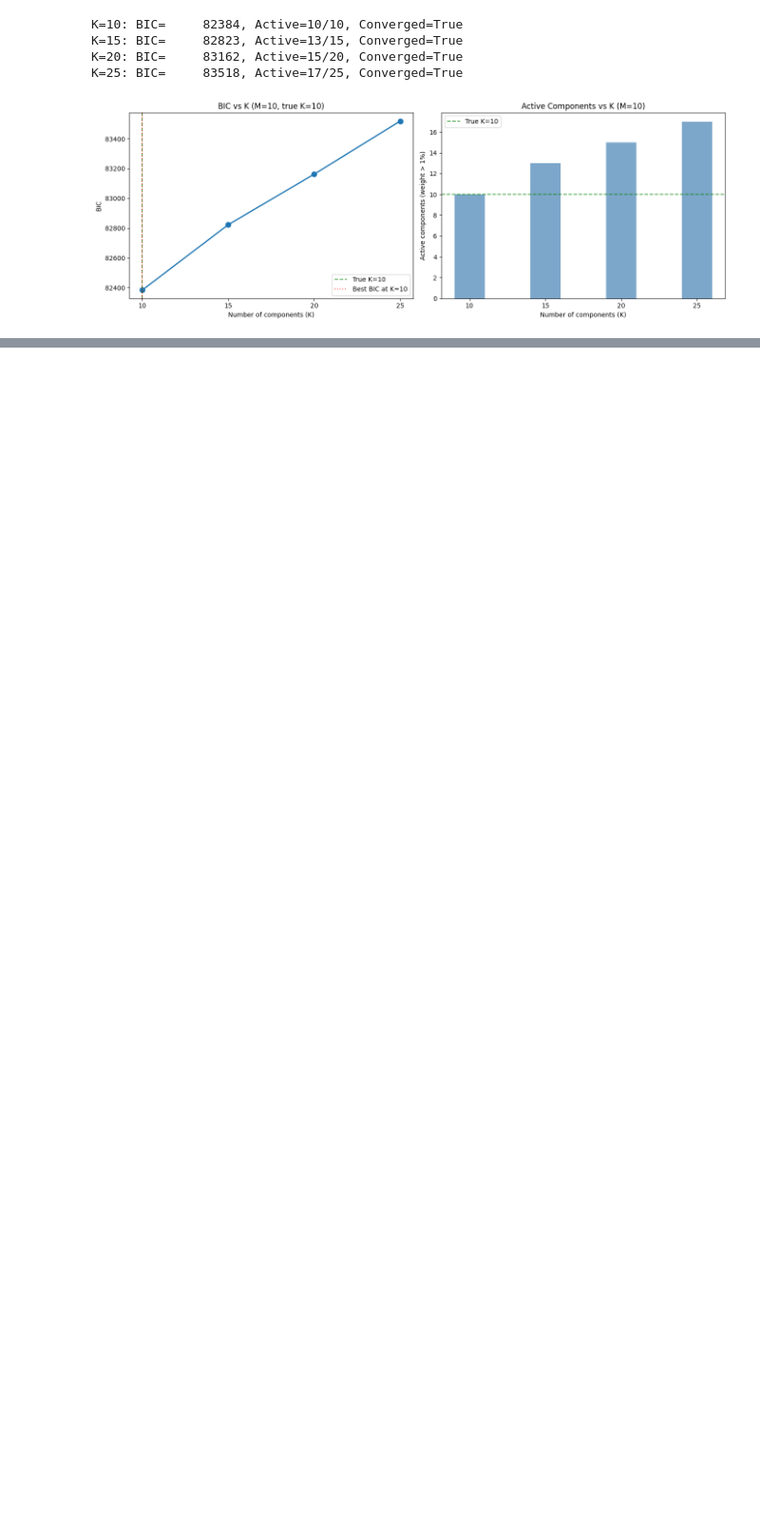
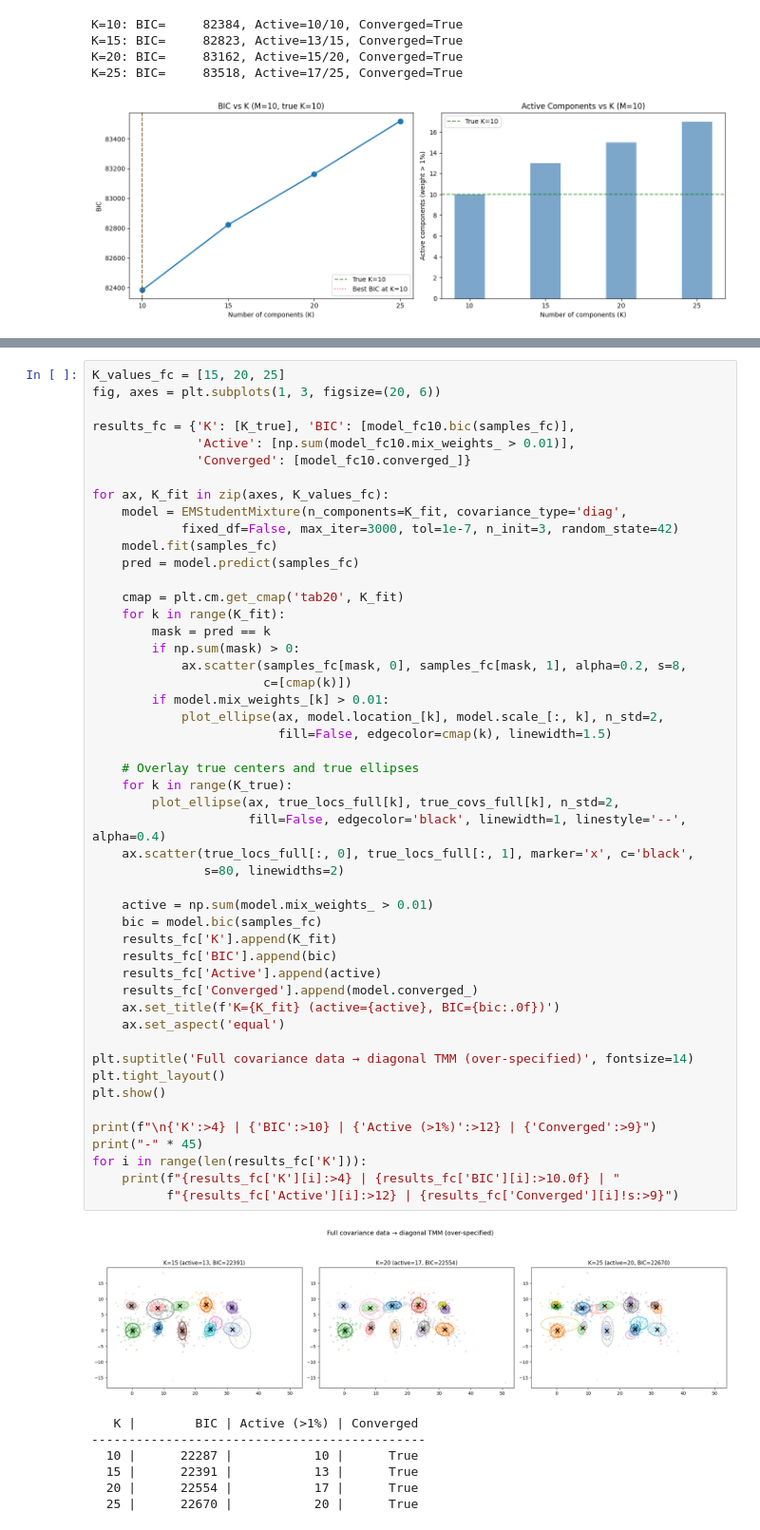
Before and after one commit to pollytur/mix_T, a Jupyter notebook: notebooks/diagonal_covariance_demo.ipynb, the cells around one changed output, grey strips where cells are left out. Shown at 95% size. Drawn from its saved outputs; the diff is of its cells as text; blank space fills up the shorter version.

```diff
--- a/notebooks/diagonal_covariance_demo.ipynb
+++ b/notebooks/diagonal_covariance_demo.ipynb
@@ -536,0 +621,57 @@ K=25: BIC=     83518, Active=17/25, Converged=True
+# %%
+K_values_fc = [15, 20, 25]
+fig, axes = plt.subplots(1, 3, figsize=(20, 6))
+
+results_fc = {'K': [K_true], 'BIC': [model_fc10.bic(samples_fc)],
+              'Active': [np.sum(model_fc10.mix_weights_ > 0.01)],
+              'Converged': [model_fc10.converged_]}
+
+for ax, K_fit in zip(axes, K_values_fc):
+    model = EMStudentMixture(n_components=K_fit, covariance_type='diag',
+            fixed_df=False, max_iter=3000, tol=1e-7, n_init=3, random_state=42)
+    model.fit(samples_fc)
+    pred = model.predict(samples_fc)
+
+    cmap = plt.cm.get_cmap('tab20', K_fit)
+    for k in range(K_fit):
+        mask = pred == k
+        if np.sum(mask) > 0:
+            ax.scatter(samples_fc[mask, 0], samples_fc[mask, 1], alpha=0.2, s=8,
+                       c=[cmap(k)])
+        if model.mix_weights_[k] > 0.01:
+            plot_ellipse(ax, model.location_[k], model.scale_[:, k], n_std=2,
+                         fill=False, edgecolor=cmap(k), linewidth=1.5)
+
+    # Overlay true centers and true ellipses
+    for k in range(K_true):
+        plot_ellipse(ax, true_locs_full[k], true_covs_full[k], n_std=2,
+                     fill=False, edgecolor='black', linewidth=1, linestyle='--', alpha=0.4)
+    ax.scatter(true_locs_full[:, 0], true_locs_full[:, 1], marker='x', c='black',
+               s=80, linewidths=2)
+
+    active = np.sum(model.mix_weights_ > 0.01)
+    bic = model.bic(samples_fc)
+    results_fc['K'].append(K_fit)
+    results_fc['BIC'].append(bic)
+    results_fc['Active'].append(active)
+    results_fc['Converged'].append(model.converged_)
+    ax.set_title(f'K={K_fit} (active={active}, BIC={bic:.0f})')
+    ax.set_aspect('equal')
+
+plt.suptitle('Full covariance data → diagonal TMM (over-specified)', fontsize=14)
+plt.tight_layout()
+plt.show()
+
+print(f"\n{'K':>4} | {'BIC':>10} | {'Active (>1%)':>12} | {'Converged':>9}")
+print("-" * 45)
+for i in range(len(results_fc['K'])):
+    print(f"{results_fc['K'][i]:>4} | {results_fc['BIC'][i]:>10.0f} | "
+          f"{results_fc['Active'][i]:>12} | {results_fc['Converged'][i]!s:>9}")
+# %% [output]
+[figure, added]
+   K |        BIC | Active (>1%) | Converged
+---------------------------------------------
+  10 |      22287 |           10 |      True
+  15 |      22391 |           13 |      True
+  20 |      22554 |           17 |      True
+  25 |      22670 |           20 |      True
```
Also changed, not shown: parts of 7 cells of this notebook.
